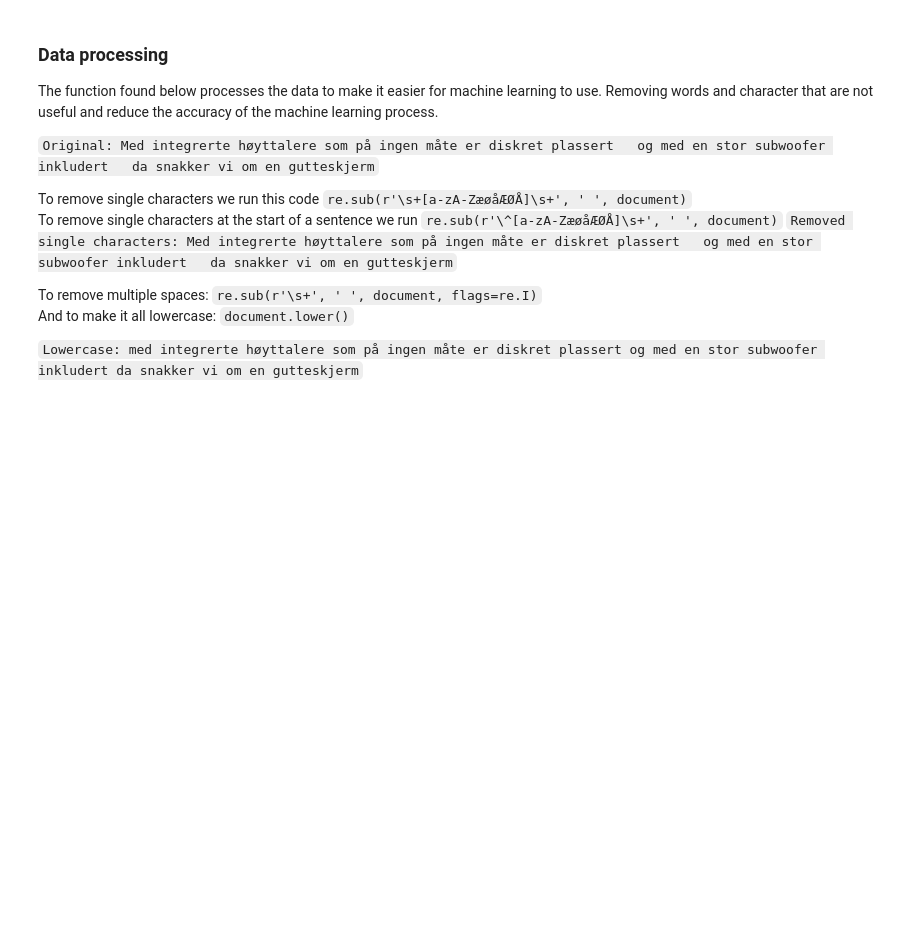
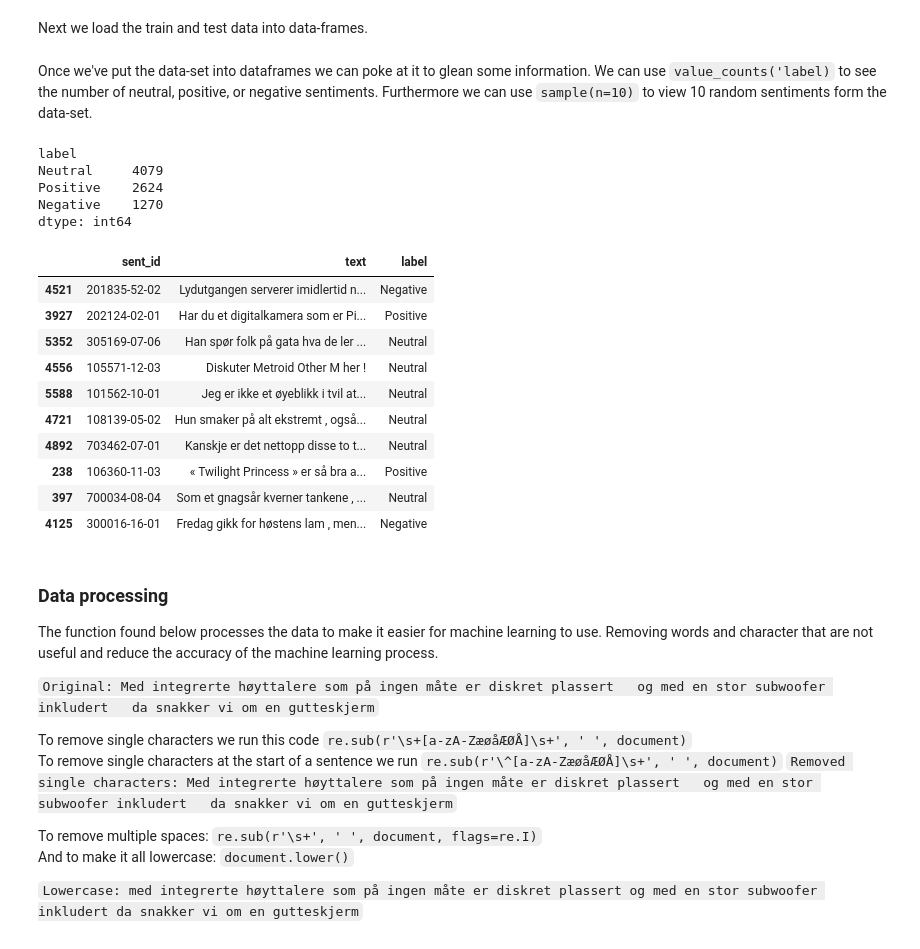
Before and after one commit to Emmanator/INFO283-ML-Gruoup-Project, a Jupyter notebook: Oppgave 2/Sentiment Analysis.ipynb, the cells around one changed output. Drawn from its saved outputs; the diff is of its cells as text; code cells hidden in the pictures; blank space fills up the shorter version.

```diff
--- a/Oppgave 2/Sentiment Analysis.ipynb
+++ b/Oppgave 2/Sentiment Analysis.ipynb
@@ -71,6 +47,8 @@ print(stops)
 for name in ["train", "dev", "test"]:
     with open("{0}.json".format(name)) as infile:
         data[name] = json.load(infile)
+# %% [markdown]
+Next we load the train and test data into data-frames.
 # %%
 train = pd.DataFrame.from_dict(data["train"])
 test = pd.DataFrame.from_dict(data["test"])
@@ -83,6 +61,30 @@ y_test = test['label']
 
 # train
 # test
+# %% [markdown]
+Once we've put the data-set into dataframes we can poke at it to glean some information. We can use `value_counts('label)` to see the number of neutral, positive, or negative sentiments. Furthermore we can use `sample(n=10)` to view 10 random sentiments form the data-set.
+# %%
+train.value_counts('label')
+# %% [output]
+label
+Neutral     4079
+Positive    2624
+Negative    1270
+dtype: int64
+# %%
+train.sample(n=10)
+# %% [output]
+|  | sent_id | text | label |
+| 4521 | 201835-52-02 | Lydutgangen serverer imidlertid n... | Negative |
+| 3927 | 202124-02-01 | Har du et digitalkamera som er Pi... | Positive |
+| 5352 | 305169-07-06 | Han spør folk på gata hva de ler ... | Neutral |
+| 4556 | 105571-12-03 | Diskuter Metroid Other M her ! | Neutral |
+| 5588 | 101562-10-01 | Jeg er ikke et øyeblikk i tvil at... | Neutral |
+| 4721 | 108139-05-02 | Hun smaker på alt ekstremt , også... | Neutral |
+| 4892 | 703462-07-01 | Kanskje er det nettopp disse to t... | Neutral |
+| 238 | 106360-11-03 | « Twilight Princess » er så bra a... | Positive |
+| 397 | 700034-08-04 | Som et gnagsår kverner tankene , ... | Neutral |
+| 4125 | 300016-16-01 | Fredag gikk for høstens lam , men... | Negative |
 # %% [markdown]
 ### Data processing
 
```
Also changed, not shown: parts of 9 cells of this notebook.
